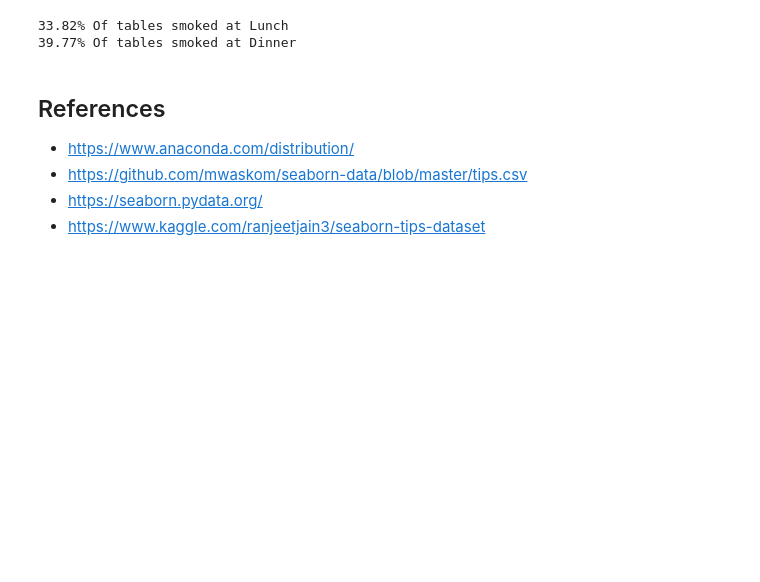
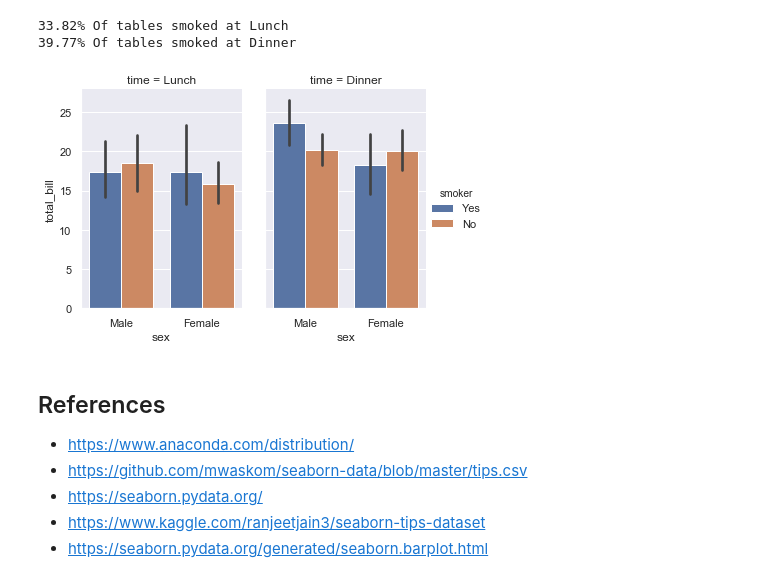
Before and after one commit to EoinStankard/DataAnalysisFundamentals_Assignment, a Jupyter notebook: TipsDataset_Assignment.ipynb, the cells around one changed output. Drawn from its saved outputs; the diff is of its cells as text; code cells hidden in the pictures; blank space fills up the shorter version.

```diff
--- a/TipsDataset_Assignment.ipynb
+++ b/TipsDataset_Assignment.ipynb
@@ -471,6 +471,13 @@ print(str(round(percSmokerDin,2))+"% Of tables smoked at Dinner")
 # %% [output]
 33.82% Of tables smoked at Lunch
 39.77% Of tables smoked at Dinner
+# %%
+sns.catplot(x="sex", y="total_bill",
+...                 hue="smoker", col="time",
+...                 data=tips, kind="bar",
+...                 height=4, aspect=.7);
+# %% [output]
+[figure, added]
 # %% [markdown]
 ## References
 
@@ -478,3 +485,4 @@ print(str(round(percSmokerDin,2))+"% Of tables smoked at Dinner")
 - https://github.com/mwaskom/seaborn-data/blob/master/tips.csv
 - https://seaborn.pydata.org/
 - https://www.kaggle.com/ranjeetjain3/seaborn-tips-dataset
+- https://seaborn.pydata.org/generated/seaborn.barplot.html
```
Also changed, not shown: parts of 9 cells of this notebook.
